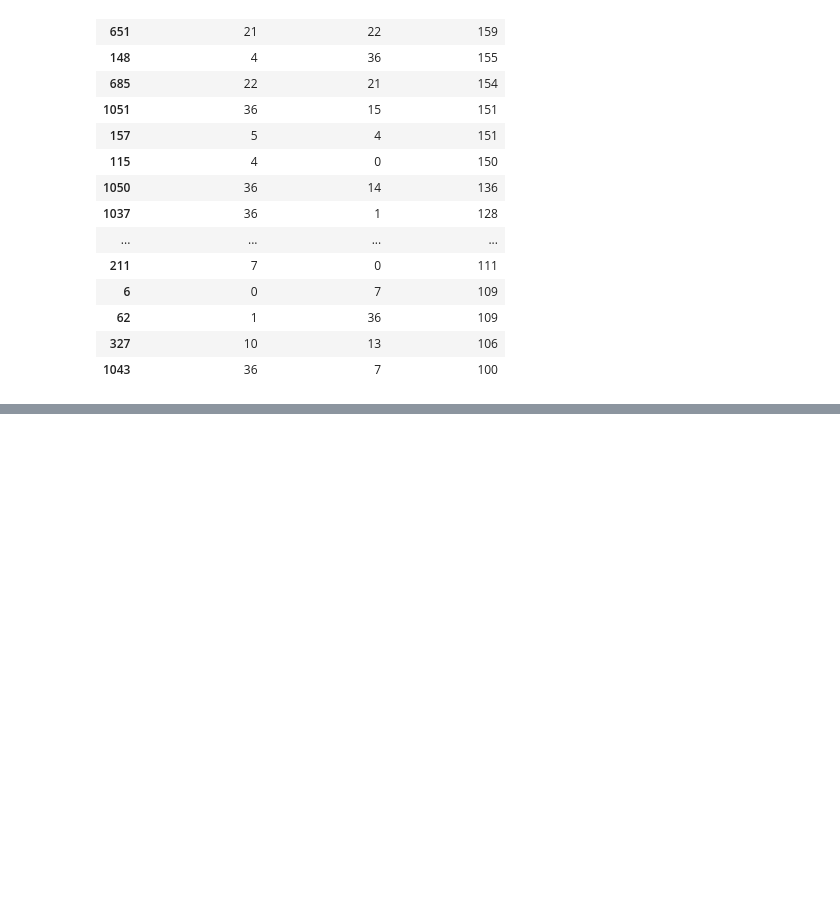
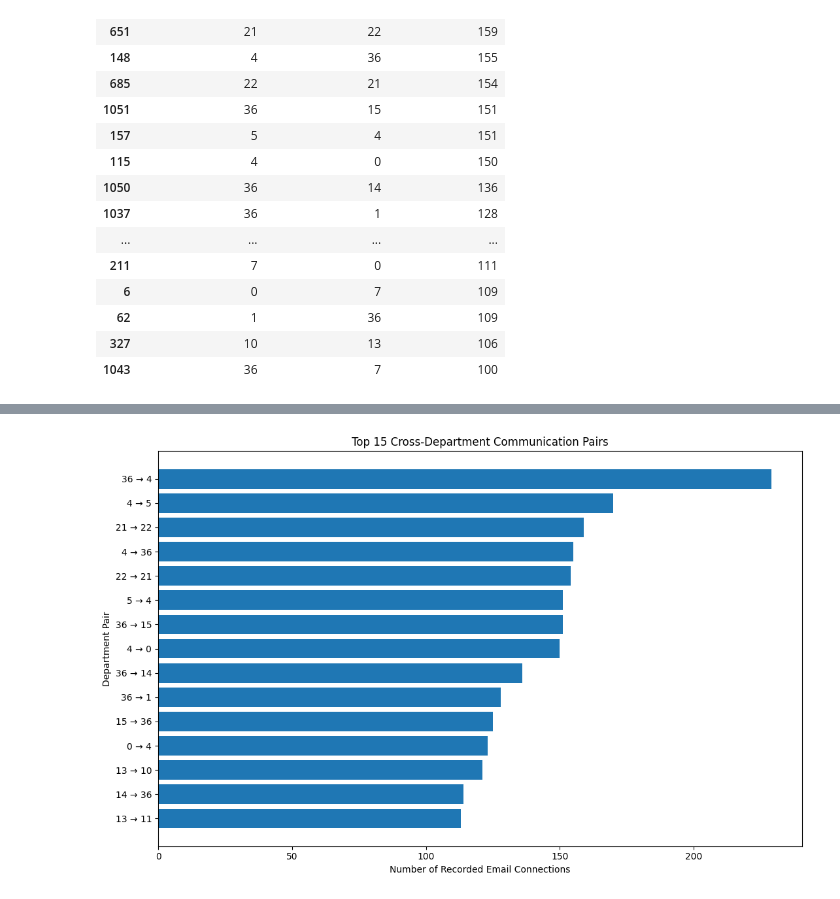
Before and after one commit to hashini596/Communication-Network-Failure-and-Resilience, a Jupyter notebook: notebooks/03_department_bridge_analysis.ipynb, the cells around one changed output, grey strips where cells are left out. Cells and saved outputs as stored; diff of their text form; code cells hidden in the pictures; blank space fills up the shorter version.

```diff
--- a/notebooks/03_department_bridge_analysis.ipynb
+++ b/notebooks/03_department_bridge_analysis.ipynb
@@ -239,0 +266,32 @@ department_pairs.to_csv(
+# %%
+top_pairs = department_pairs.head(15).copy()
+
+top_pairs["department_pair"] = (
+    top_pairs["source_department"].astype(str)
+    + " → "
+    + top_pairs["target_department"].astype(str)
+)
+
+top_pairs = top_pairs.sort_values("connection_count")
+
+plt.figure(figsize=(11, 7))
+
+plt.barh(
+    top_pairs["department_pair"],
+    top_pairs["connection_count"]
+)
+
+plt.title("Top 15 Cross-Department Communication Pairs")
+plt.xlabel("Number of Recorded Email Connections")
+plt.ylabel("Department Pair")
+plt.tight_layout()
+
+plt.savefig(
+    FIGURES_DIR / "top_cross_department_pairs.png",
+    dpi=300,
+    bbox_inches="tight"
+)
+
+plt.show()
+# %% [output]
+[figure, added]
```
Also changed, not shown: parts of 2 cells of this notebook, 3 other files.
